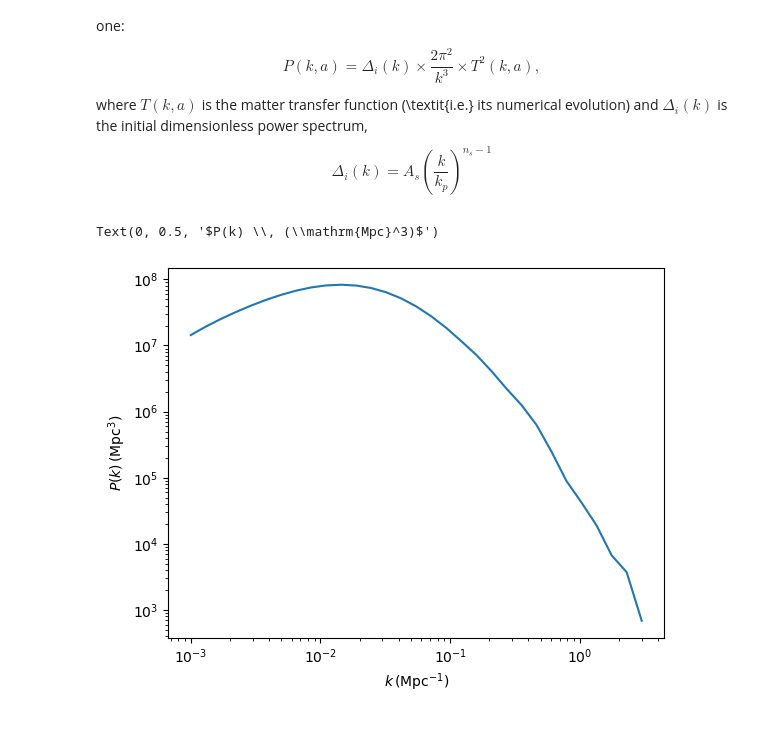
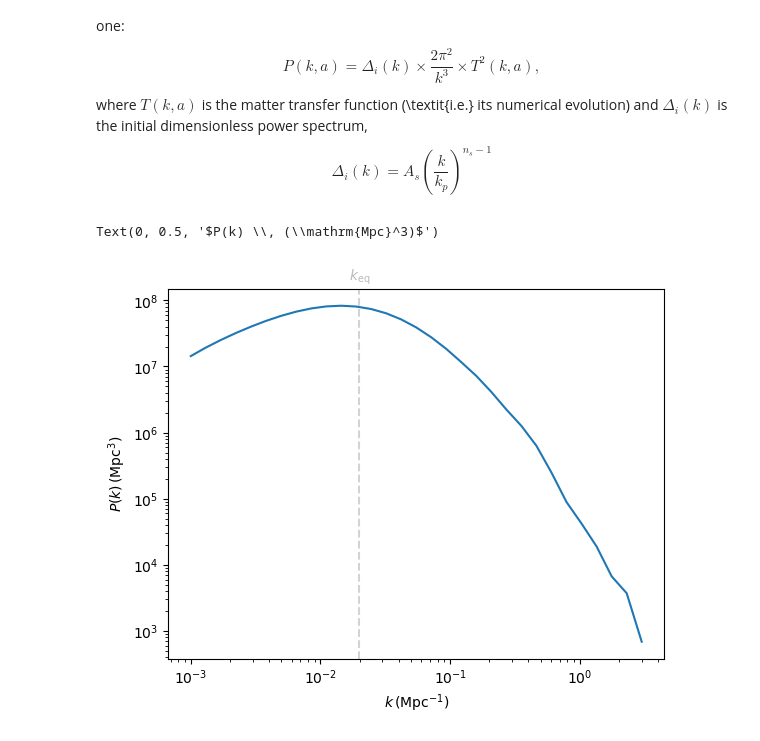
Before and after one commit to joaoreboucas1/einstein_boltzmann, a Jupyter notebook: growth.ipynb, the cells around one changed output. Saved outputs shown, nothing was run; the diff lists cells and outputs as text; code cells hidden in the pictures.

```diff
--- a/growth.ipynb
+++ b/growth.ipynb
@@ -61,15 +63,16 @@ def scale_factor_horizon_entry(k):
 # Derivative of the system with respect to scale factor
 def dy_da(y, a, k=0.1):
     delta_m, theta_m, delta_gamma, theta_gamma, Phi = y
+    k2 = k**2
     H = H_curly(a)
     rho_m_now = rho_m(a)
     rho_gamma_now = rho_gamma(a)
     sigma_gamma = 0 # TODO: implement anisotropic stress, for now it's zero
-    Phi_prime   = -H*Phi + 0.5*a**2*rho_m_now*theta_m/k**2 + 0.5*a**2*(1 + w_gamma)*rho_gamma_now*theta_gamma/k**2
+    Phi_prime   = -H*Phi + 0.5*a**2*(rho_m_now*theta_m + rho_gamma_now*(1 + w_gamma)*theta_gamma)/k2
     delta_m_prime = -theta_m + 3*Phi_prime
-    theta_m_prime = -H*theta_m + k**2 * Phi
+    theta_m_prime = -H*theta_m + k2 * Phi
     delta_gamma_prime = -4*theta_gamma/3 + 4*Phi_prime
-    theta_gamma_prime = k**2*(delta_gamma/4 - sigma_gamma) + k**2 * Phi
+    theta_gamma_prime = k2*(delta_gamma/4 - sigma_gamma) + k2*Phi
     return np.array([delta_m_prime, theta_m_prime, delta_gamma_prime, theta_gamma_prime, Phi_prime])/(a*H)
 
 def dy_dloga(y, loga, k=0.1):
@@ -121,7 +124,7 @@ for k, result, (color, ls) in zip(ks, results, styles):
     delta_m, theta_m, delta_gamma, theta_gamma, Phi = result.T
     ax.loglog(a, np.abs(delta_m), label=f"$k = {k} \\, \\mathrm{{Mpc}}^{{-1}}$", color=color, ls=ls)
     a_horizon_entry = scale_factor_horizon_entry(k)
-    ax.axvline(a_horizon_entry, alpha=0.9, ls="--", color=color)
+    ax.axvline(a_horizon_entry, alpha=0.7, ls="--", color=color)
 
 
 ax.axvline(a_eq, c="darkgray", alpha=0.8, ls=":")
@@ -159,17 +162,20 @@ a, results = solve_system_for_ks(ks)
 # %%
 # Collecting power spectra
 As = 2.1e-9
 ns = 0.96
 Pk = []
 for result, k in zip(results, ks):
     delta_m, theta_m, delta_gamma, theta_gamma, Phi = result.T
     delta_m_now = delta_m[-1]
     Pk_at_k = As*(k/0.05)**(ns-1) * 2 * np.pi**2 / k**3 * delta_m_now**2
     Pk.append(Pk_at_k)
 
+k_eq = H_curly(a_eq)
+plt.axvline(k_eq, color="lightgray", ls="--")
+plt.text(k_eq/1.2, 2e8, r"$k_\mathrm{eq}$", c="darkgray", alpha=0.8)
 plt.loglog(ks, Pk)
 plt.xlabel(r"$k \, (\mathrm{Mpc}^{-1})$")
 plt.ylabel(r"$P(k) \, (\mathrm{Mpc}^3)$")
 # %% [output]
 Text(0, 0.5, '$P(k) \\, (\\mathrm{Mpc}^3)$')
-[figure, old version]
+[figure, new version]
```
Also changed, not shown: parts of 2 cells of this notebook, 4 other files.
